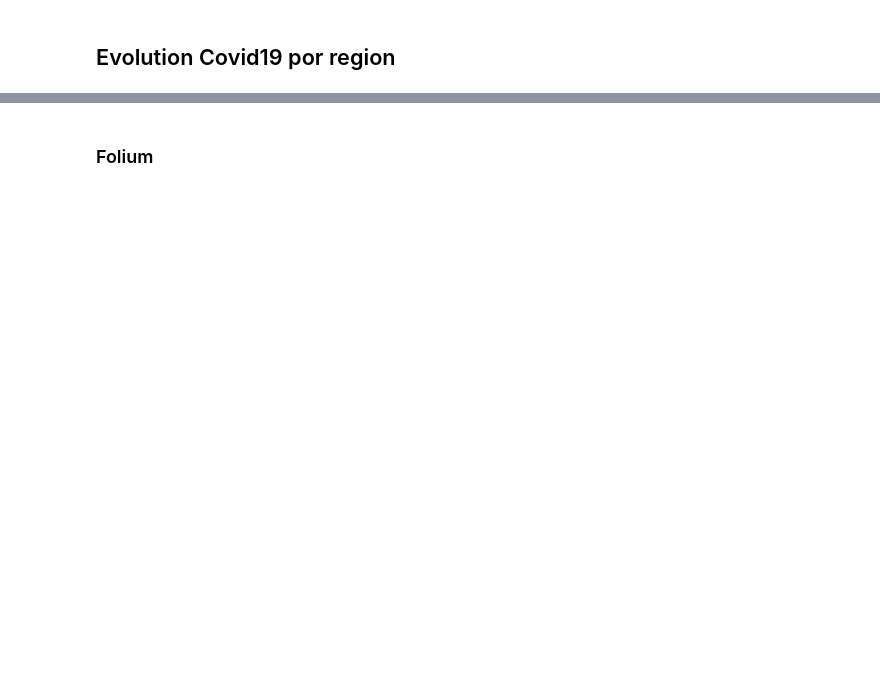
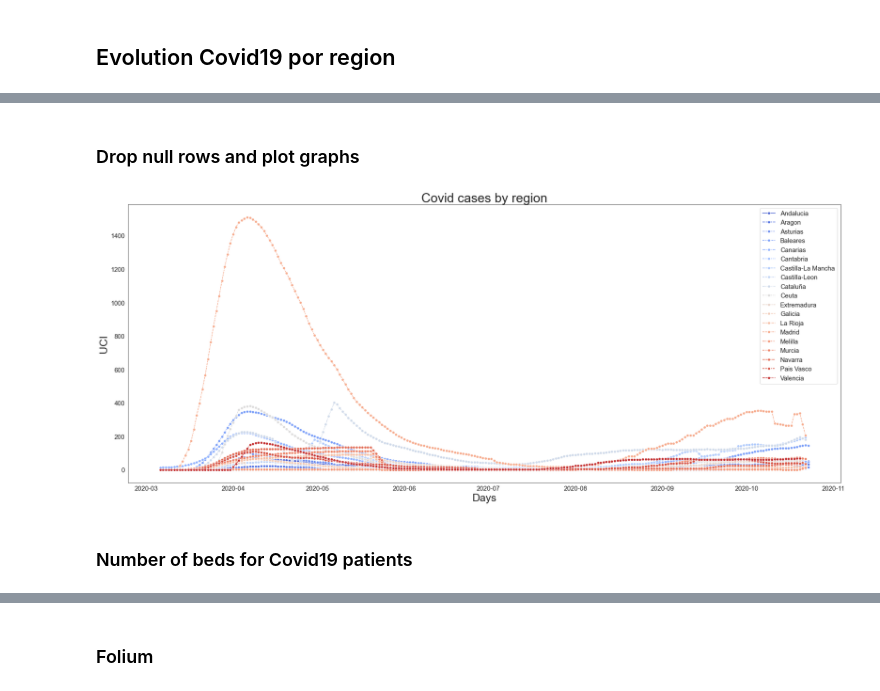
Before and after one commit to ironhack-bcn-data-pt/PR04-Project-tableau, a Jupyter notebook: your-code/PR05.ipynb, the cells around one changed output, grey strips where cells are left out. Cells and saved outputs as stored; diff of their text form; code cells hidden in the pictures; blank space fills up the shorter version.

```diff
--- a/your-code/PR05.ipynb
+++ b/your-code/PR05.ipynb
@@ -786,0 +743,34 @@ g.tight_layout();
+# %%
+def rolling_mean(timeseries, window, type_series):
+
+    '''
+    Function that calculates the rolling mean of the selected variable
+    '''
+
+    # Type of variables
+    type_series = type_series
+
+    ccaa = timeseries.columns
+
+    # Determing rolling statistics
+    rolmean = timeseries.rolling(window).mean()
+
+    # Plot each day's time series in its own facet
+    fig, ax = plt.subplots(figsize=(30,12))
+    fig = plt.gcf()
+
+    # Change seaborn plot size
+#     fig.set_size_inches(32, 16)
+
+    sns.set_style('white')
+
+    g = sns.lineplot(data=rolmean,palette = 'coolwarm', marker = "o", legend='auto', ax=ax, )
+
+    plt.legend(ccaa, loc='upper right', fontsize=15)
+    plt.title(f'{type_series}', fontsize=30)
+    plt.xticks(fontsize=15)
+    plt.yticks(fontsize=15)
+    plt.xlabel('Days', fontsize=25)
+    plt.ylabel('UCI', fontsize=25)
+
+    plt.show(block=False)
@@ -786,0 +806,5 @@ g.tight_layout();
+# %%
+ts_abs = time_series_df(column_abs)
+# ts_abs
+# %% [markdown]
+### Drop null rows and plot graphs
@@ -786,0 +813,11 @@ g.tight_layout();
+# %%
+ts_abs=ts_abs.loc[(ts_abs!=0).any(1)]
+#ts_abs
+# %%
+type = 'Covid cases by region'
+# %%
+rolling_mean(ts_abs, 7, type);
+# %% [output]
+[figure, added]
+# %% [markdown]
+### Number of beds for Covid19 patients
```
Also changed, not shown: parts of 42 cells of this notebook.
